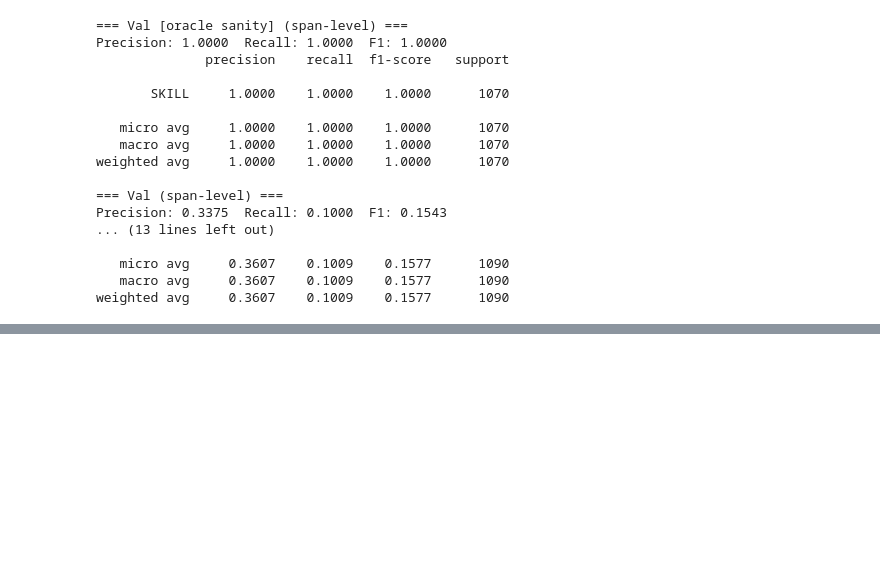
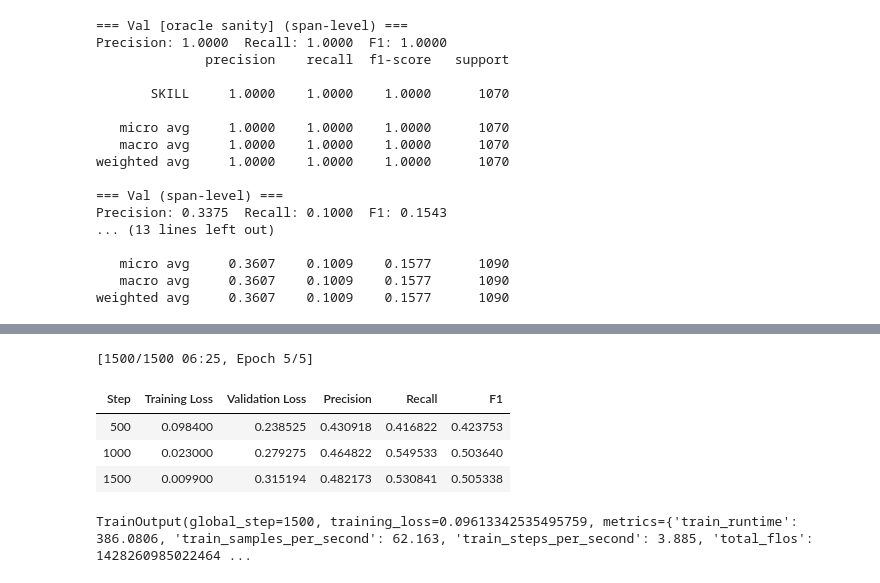
Before and after one commit to MarianSlassi/job_posting, a Jupyter notebook: notebooks/skills_extraction.ipynb, the cells around one changed output, grey strips where cells are left out. Cells and saved outputs as stored; diff of their text form; code cells hidden in the pictures; blank space fills up the shorter version.

Commit message:
skill ner model notebook, error analysis, features-crf baseline with features extraction

```diff
--- a/notebooks/skills_extraction.ipynb
+++ b/notebooks/skills_extraction.ipynb
@@ -704,0 +719,8 @@ weighted avg     0.3607    0.1009    0.1577      1090
+# %%
+label_list = sorted({lab for seq in (y_train_bio + y_val_bio + y_test_bio) for lab in seq})
+assert all(lab == "O" or lab.startswith(("B-","I-")) for lab in label_list), f"Non-BIO labels: {label_list}"
+# %%
+label_list = ["O"] + [l for l in label_list if l != "O"]
+label2id = {l:i for i,l in enumerate(label_list)}
+id2label = {i:l for l,i in label2id.items()}
+label_list, label2id, id2label
@@ -704,0 +731,11 @@ weighted avg     0.3607    0.1009    0.1577      1090
+# %%
+def to_hf(tokens: list[list[str]], labels: list[list[str]]) -> Dataset:
+    ids = [[label2id[t] for t in seq] for seq in labels]
+    return Dataset.from_dict({"tokens": tokens, "labels": ids})
+# %%
+ds = DatasetDict({
+    "train": to_hf(X_train_tok, y_train_bio),
+    "validation": to_hf(X_val_tok, y_val_bio),
+    "test": to_hf(X_test_tok, y_test_bio),
+})
+ds
@@ -704,0 +845,43 @@ weighted avg     0.3607    0.1009    0.1577      1090
+# %%
+out_dir = str(config['models_dir'] / "bert-skill-ner")
+
+args = TrainingArguments(
+    output_dir=out_dir,
+    eval_strategy="steps",
+    eval_steps=500,
+    save_steps=500,
+    save_total_limit=2,
+    load_best_model_at_end=True,
+    metric_for_best_model="f1",
+    greater_is_better=True,
+    per_device_train_batch_size=16,
+    per_device_eval_batch_size=32,
+    num_train_epochs=5,
+    learning_rate=5e-5,
+    weight_decay=0.01,
+    warmup_ratio=0.1,
+    logging_steps=100,
+    report_to="none",
+    fp16=torch.cuda.is_available(),
+    seed=42,
+)
+
+trainer = Trainer(
+    model=model,
+    args=args,
+    train_dataset=encoded["train"],
+    eval_dataset=encoded["validation"],
+    tokenizer=tokenizer,
+    data_collator=data_collator,
+    compute_metrics=compute_metrics,
+    callbacks=[EarlyStoppingCallback(early_stopping_patience=3)],
+)
+
+trainer.train()
+# %% [output]
+[1500/1500 06:25, Epoch 5/5]
+| Step | Training Loss | Validation Loss | Precision | Recall | F1 |
+| 500 | 0.098400 | 0.238525 | 0.430918 | 0.416822 | 0.423753 |
+| 1000 | 0.023000 | 0.279275 | 0.464822 | 0.549533 | 0.503640 |
+| 1500 | 0.009900 | 0.315194 | 0.482173 | 0.530841 | 0.505338 |
+TrainOutput(global_step=1500, training_loss=0.09613342535495759, metrics={'train_runtime': 386.0806, 'train_samples_per_second': 62.163, 'train_steps_per_second': 3.885, 'total_flos': 1428260985022464 ...
```
Also changed, not shown: parts of 12 cells of this notebook, 2 other files.
